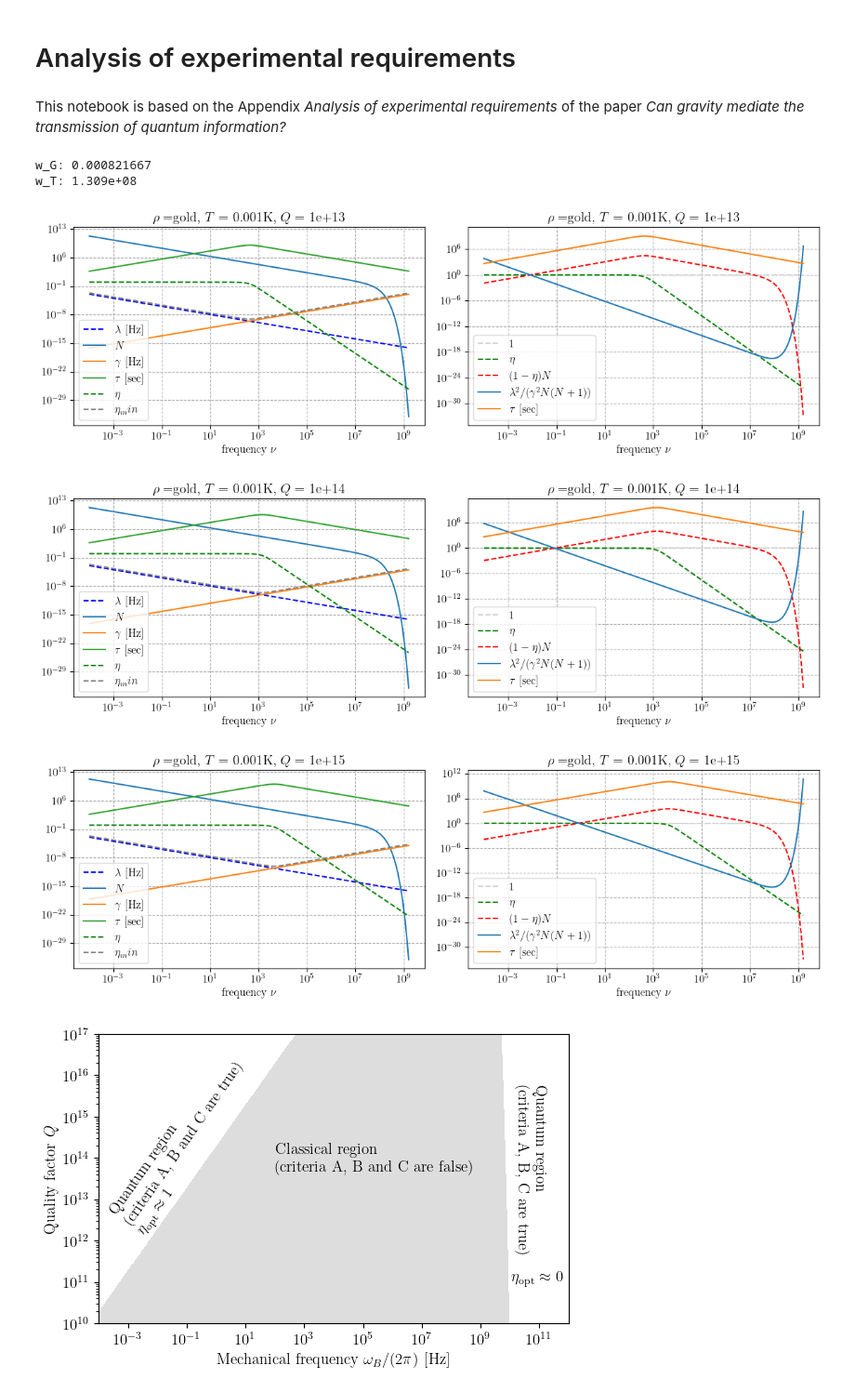
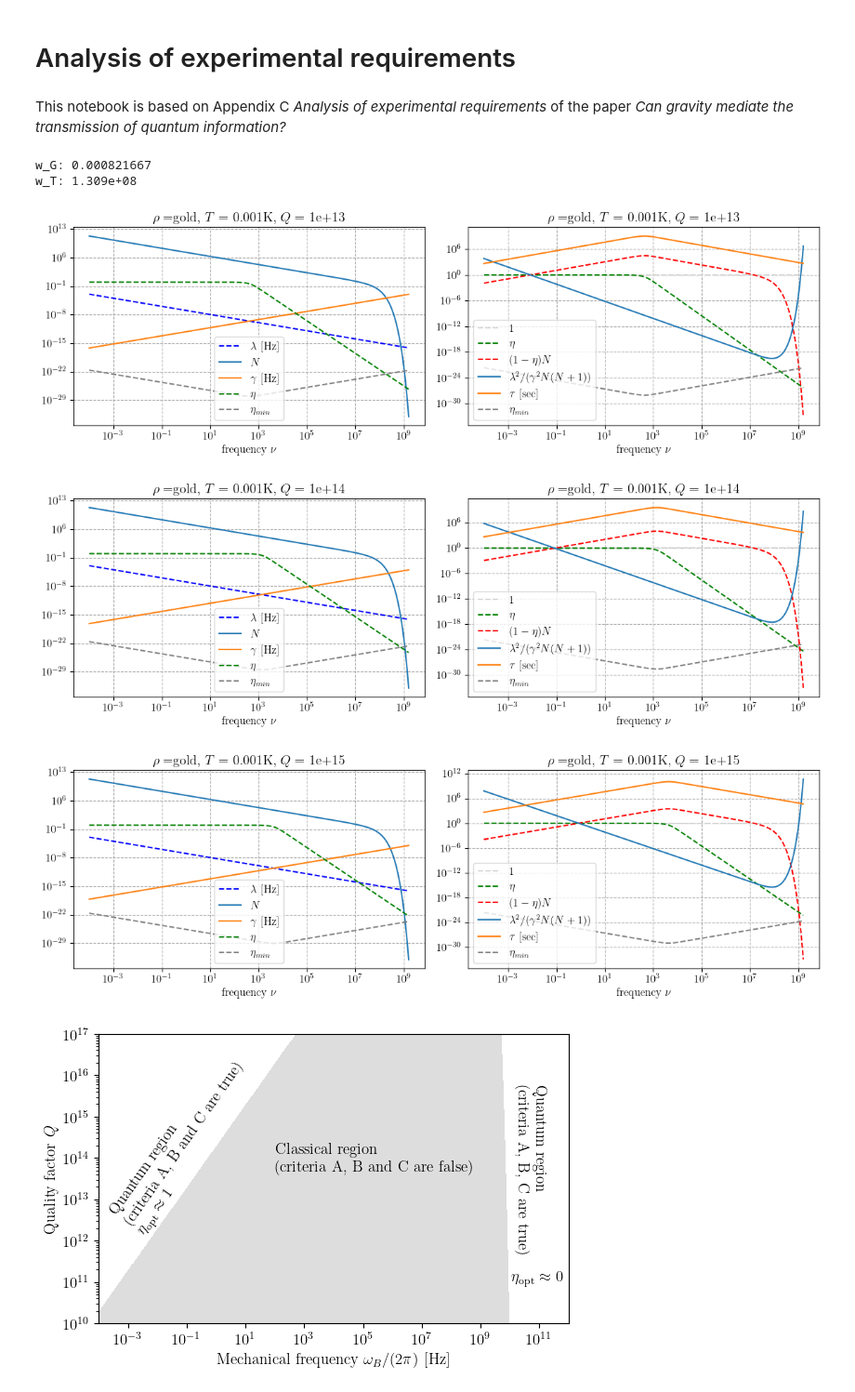
Before and after one commit to andreamari/optomechanics, a Jupyter notebook: gravitational_channel/analysis_of_experimental_requirements.ipynb, the cells around one changed output. Shown at 93% size. Saved outputs shown, nothing was run; the diff lists cells and outputs as text; code cells hidden in the pictures.

```diff
--- a/gravitational_channel/analysis_of_experimental_requirements.ipynb
+++ b/gravitational_channel/analysis_of_experimental_requirements.ipynb
@@ -1,7 +1,7 @@
 # %% [markdown]
 # Analysis of experimental requirements
 # %% [markdown]
-This notebook is based on the Appendix *Analysis of experimental requirements* of the paper *Can gravity mediate the transmission of quantum information?*
+This notebook is based on Appendix C *Analysis of experimental requirements* of the paper *Can gravity mediate the transmission of quantum information?*
 # %%
 import numpy as np
 from matplotlib import pyplot as plt
@@ -19,6 +19,7 @@ kB = 1.381 * 1E-23
 G = 6.674 * 1E-11
 rho_gold = 19320
 temp = 1.0E-3
+omega_laser = 1.0E15
 # %%
 # Gravitational critical frequency (see Appendix for its analytic derivation)
 w_G = np.sqrt((np.pi / 6) * G * rho_gold)
@@ -64,37 +65,38 @@ def tau(omega, q):
 
 def eta_min(omega, q, power):
     """Minimum transmissivity at fixed power."""
-    return 1 / (tau(omega, q) * power)
+    return hbar * omega_laser / (tau(omega, q) * power)
-# %%
-freqs = np.logspace(-4, 9.2, 1000)
-omegas = 2 * np.pi * freqs
-
-for quality_factor in (1E13, 1E14, 1E15):
-
-    fig, (ax1, ax2) = plt.subplots(1, 2, figsize=(12, 4))
-    ax1.loglog(freqs, lam(omegas), label="$\lambda$  [Hz]", color="blue", linestyle="dashed")
-    ax1.loglog(freqs, n_bose(omegas), label="$N$")
-    ax1.loglog(freqs, gamma(omegas, quality_factor), label="$\gamma$ [Hz]")
-    ax1.loglog(freqs, tau(omegas, quality_factor), label="$\\tau$ [sec]")
-    ax1.loglog(freqs, eta(omegas, quality_factor), label="$\eta$", color="green", linestyle="dashed")
-    ax1.loglog(freqs, eta_min(omegas, quality_factor,1), label="$\eta_min$", color="gray", linestyle="dashed")
-
-    ax2.loglog(freqs, np.ones_like(omegas), label="1", linestyle="dashed", color="lightgray")
-    ax2.loglog(freqs, eta(omegas, quality_factor), label="$\eta$", color="green", linestyle="dashed")
-    ax2.loglog(freqs, (1- eta(omegas, quality_factor)) * n_bose(omegas), label="$(1 - \eta) N$",color="red", linestyle="dashed")
-    ax2.loglog(freqs, non_classicality_condition(omegas, quality_factor), label="$\lambda^2/(\gamma^2 N (N+1))$")
-    ax2.loglog(freqs, tau(omegas, quality_factor), label="$\\tau$ [sec]")
-    for ax in (ax1, ax2):
-        # ax.set_ylim(0.001 * eta(omegas)[-1], 1E5)
-        ax.grid(linestyle='--')
-        ax.set_title(f"$\\rho=$gold, $T=${temp: n}K, $Q=${quality_factor: n}")
-        ax.set_xlabel("frequency $\\nu$")
-        ax.legend()
-    plt.tight_layout()
-# %% [output]
-[figure, removed]
-[figure, removed]
-[figure, removed]
+# %%
+freqs = np.logspace(-4, 9.2, 1000)
+omegas = 2 * np.pi * freqs
+
+for quality_factor in (1E13, 1E14, 1E15):
+
+    fig, (ax1, ax2) = plt.subplots(1, 2, figsize=(12, 4))
+    ax1.loglog(freqs, lam(omegas), label="$\lambda$  [Hz]", color="blue", linestyle="dashed")
+    ax1.loglog(freqs, n_bose(omegas), label="$N$")
+    ax1.loglog(freqs, gamma(omegas, quality_factor), label="$\gamma$ [Hz]")
+    ax1.loglog(freqs, eta(omegas, quality_factor), label="$\eta$", color="green", linestyle="dashed")
+    ax1.loglog(freqs, eta_min(omegas, quality_factor,1), label="$\eta_{min}$", color="gray", linestyle="dashed")
+
+    ax2.loglog(freqs, np.ones_like(omegas), label="1", linestyle="dashed", color="lightgray")
+    ax2.loglog(freqs, eta(omegas, quality_factor), label="$\eta$", color="green", linestyle="dashed")
+    ax2.loglog(freqs, (1- eta(omegas, quality_factor)) * n_bose(omegas), label="$(1 - \eta) N$",color="red", linestyle="dashed")
+    ax2.loglog(freqs, non_classicality_condition(omegas, quality_factor), label="$\lambda^2/(\gamma^2 N (N+1))$")
+    ax2.loglog(freqs, tau(omegas, quality_factor), label="$\\tau$ [sec]")
+    ax2.loglog(freqs, eta_min(omegas, quality_factor,1), label="$\eta_{min}$", color="gray", linestyle="dashed")
+
+    for ax in (ax1, ax2):
+        # ax.set_ylim(0.001 * eta(omegas)[-1], 1E5)
+        ax.grid(linestyle='--')
+        ax.set_title(f"$\\rho=$gold, $T=${temp: n}K, $Q=${quality_factor: n}")
+        ax.set_xlabel("frequency $\\nu$")
+        ax.legend()
+    plt.tight_layout()
+# %% [output]
+[figure, added]
+[figure, added]
+[figure, added]
 # %%
 freqs = np.logspace(-4, 12, 1000)
 omegas =2 * np.pi * freqs
```
